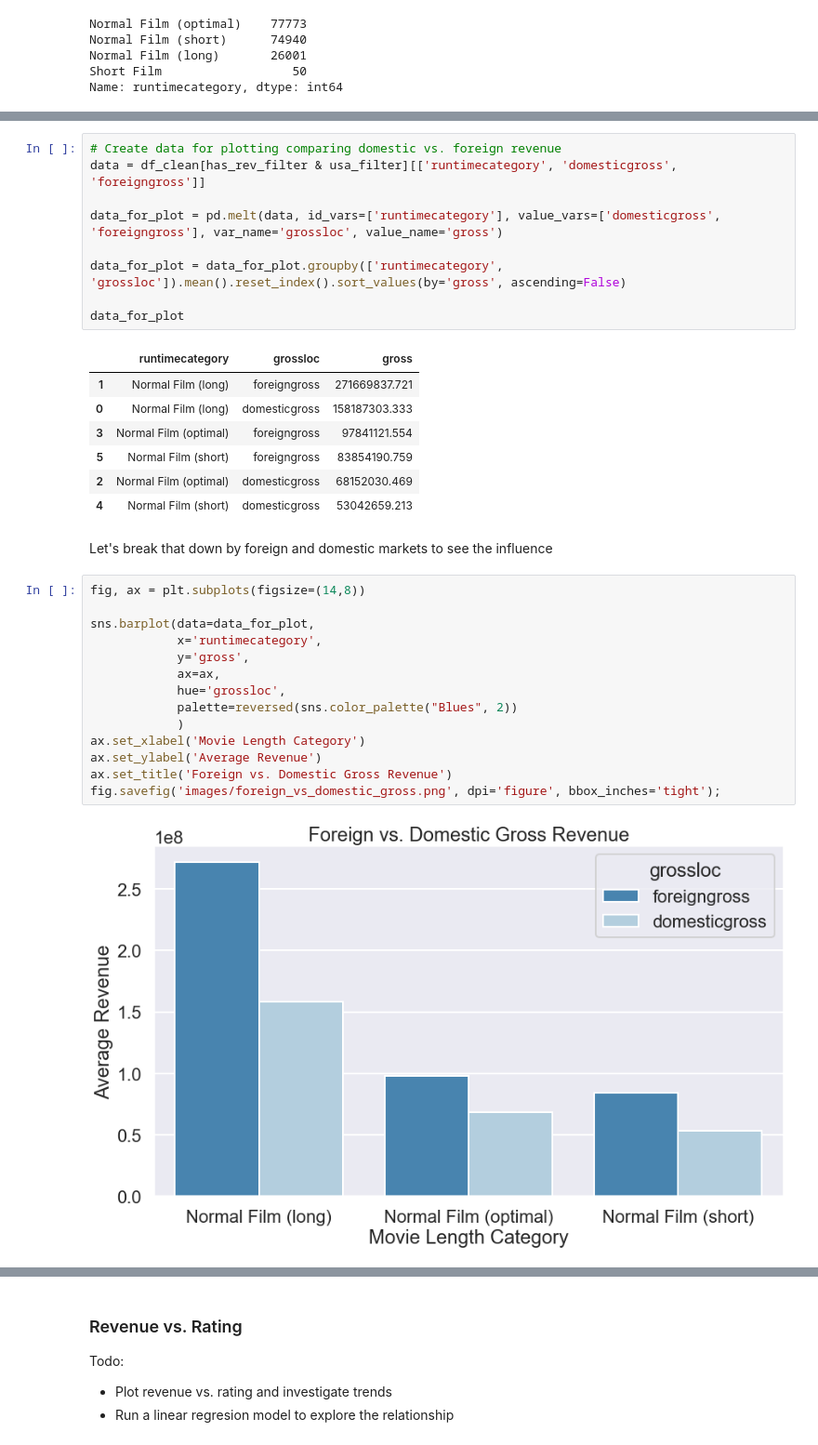
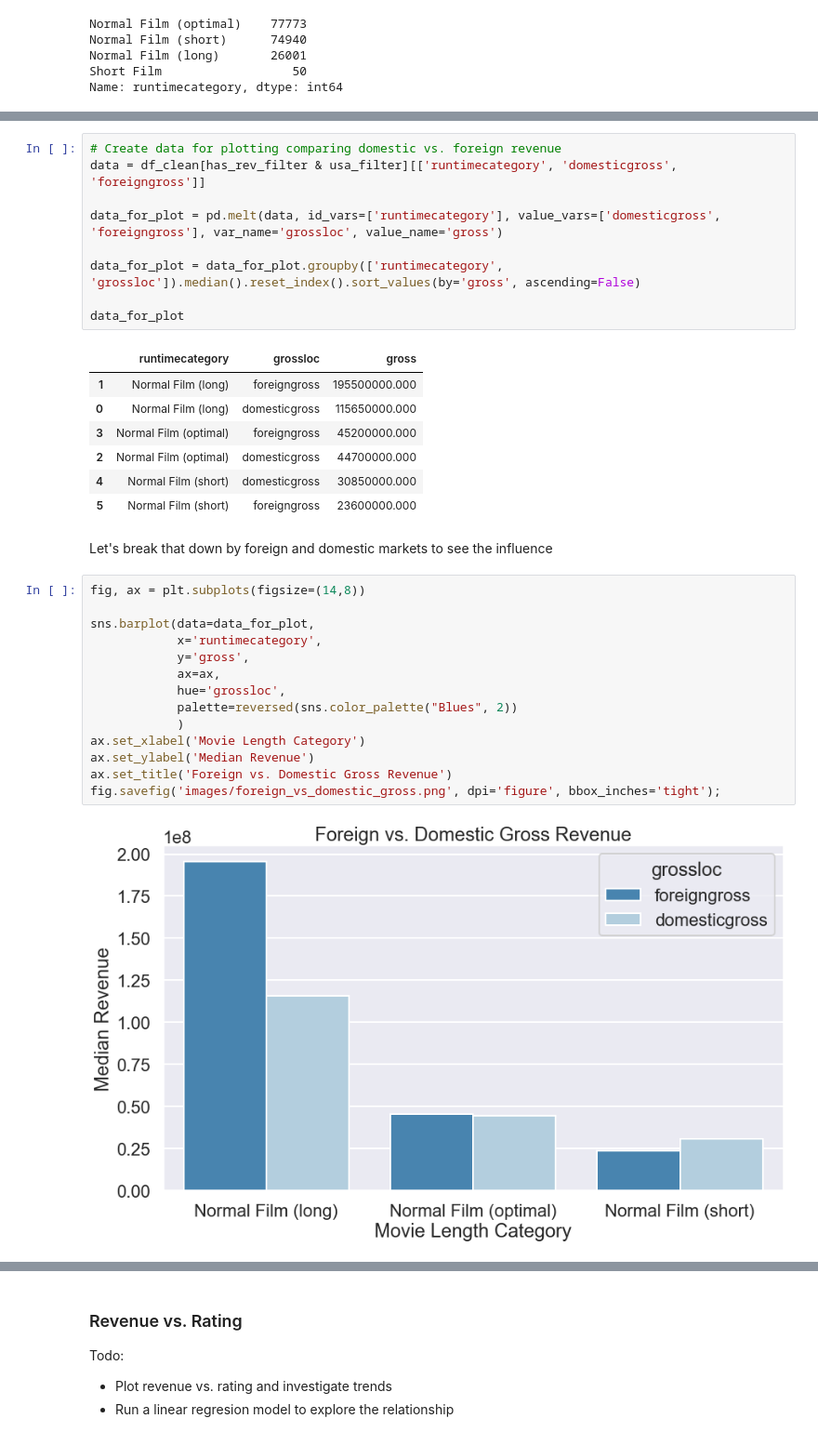
Before and after one commit to learn-co-curriculum/dsc-phase-2-project-v3, a Jupyter notebook: index.ipynb, the cells around one changed output, grey strips where cells are left out. Shown: that part at 93% size. Drawn from its saved outputs; the diff is of its cells as text.

```diff
--- a/index.ipynb
+++ b/index.ipynb
@@ -888,32 +905,32 @@ data = df_clean[has_rev_filter & usa_filter][['runtimecategory', 'domesticgross'
 
 data_for_plot = pd.melt(data, id_vars=['runtimecategory'], value_vars=['domesticgross', 'foreigngross'], var_name='grossloc', value_name='gross')
 
-data_for_plot = data_for_plot.groupby(['runtimecategory', 'grossloc']).mean().reset_index().sort_values(by='gross', ascending=False)
+data_for_plot = data_for_plot.groupby(['runtimecategory', 'grossloc']).median().reset_index().sort_values(by='gross', ascending=False)
 
 data_for_plot
 # %% [output]
 |  | runtimecategory | grossloc | gross |
-| 1 | Normal Film (long) | foreigngross | 271669837.721 |
-| 0 | Normal Film (long) | domesticgross | 158187303.333 |
-| 3 | Normal Film (optimal) | foreigngross | 97841121.554 |
-| 5 | Normal Film (short) | foreigngross | 83854190.759 |
-| 2 | Normal Film (optimal) | domesticgross | 68152030.469 |
-| 4 | Normal Film (short) | domesticgross | 53042659.213 |
+| 1 | Normal Film (long) | foreigngross | 195500000.000 |
+| 0 | Normal Film (long) | domesticgross | 115650000.000 |
+| 3 | Normal Film (optimal) | foreigngross | 45200000.000 |
+| 2 | Normal Film (optimal) | domesticgross | 44700000.000 |
+| 4 | Normal Film (short) | domesticgross | 30850000.000 |
+| 5 | Normal Film (short) | foreigngross | 23600000.000 |
 # %% [markdown]
 Let's break that down by foreign and domestic markets to see the influence
 # %%
 fig, ax = plt.subplots(figsize=(14,8))
 
 sns.barplot(data=data_for_plot,
             x='runtimecategory',
             y='gross',
             ax=ax,
             hue='grossloc',
             palette=reversed(sns.color_palette("Blues", 2))
             )
 ax.set_xlabel('Movie Length Category')
-ax.set_ylabel('Average Revenue')
+ax.set_ylabel('Median Revenue')
 ax.set_title('Foreign vs. Domestic Gross Revenue')
 fig.savefig('images/foreign_vs_domestic_gross.png', dpi='figure', bbox_inches='tight');
 # %% [output]
-[figure, old version]
+[figure, new version]
```
Also changed, not shown: parts of 29 cells of this notebook, 3 other files.
